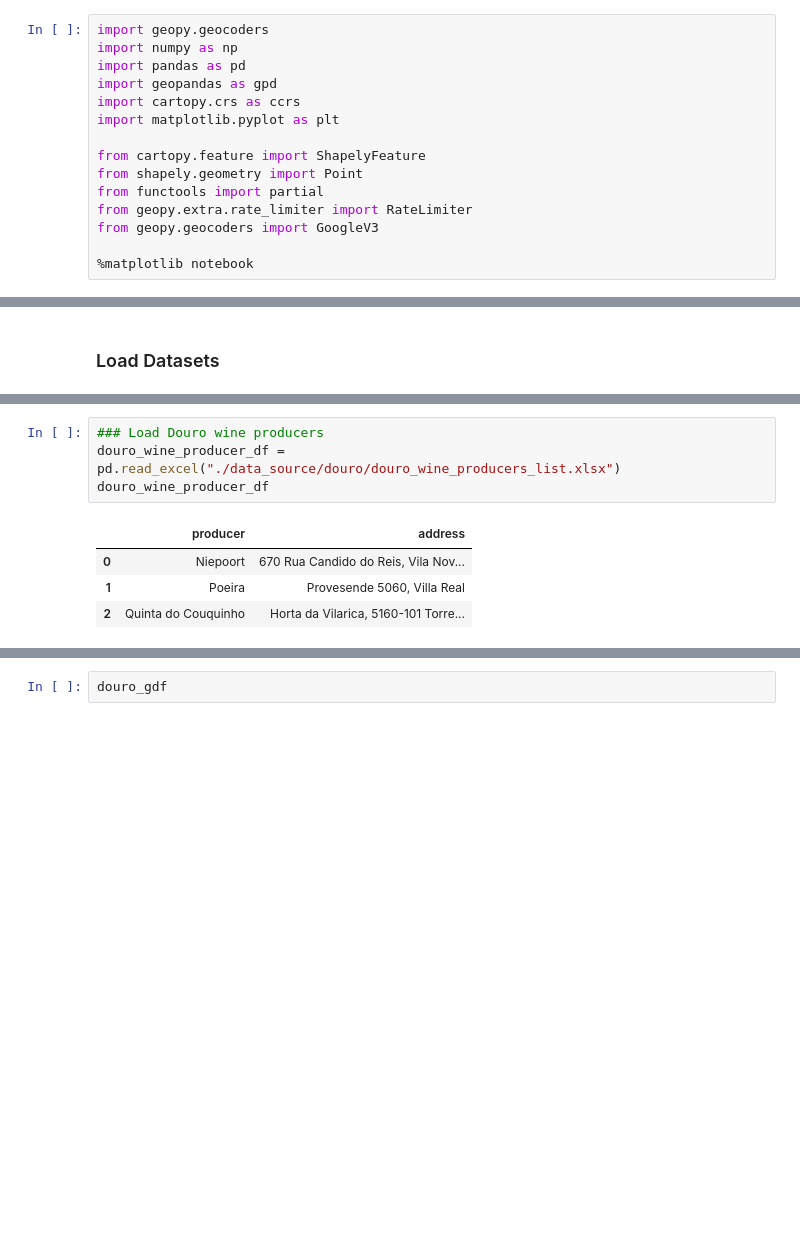
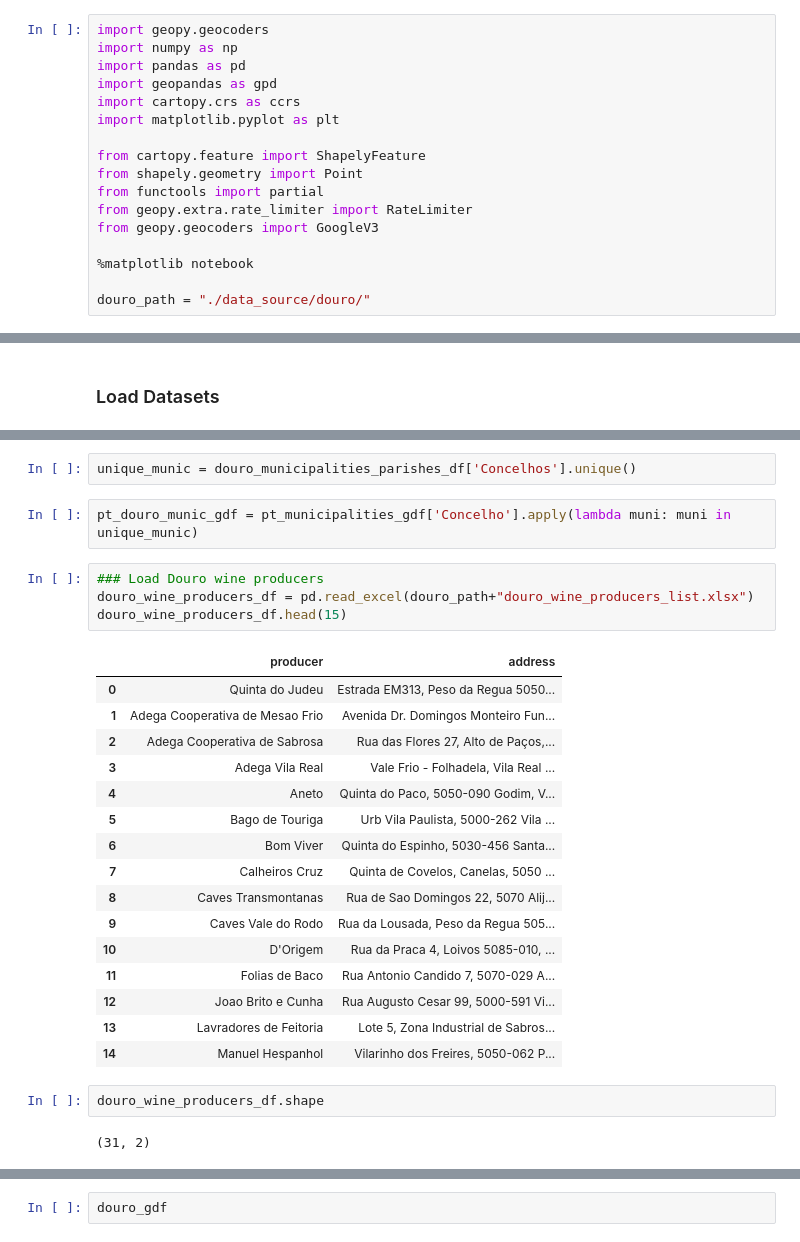
Before and after one commit to Poseidone1/wine_project, a Jupyter notebook: Wine_Analysis.ipynb, the cells around one changed output, grey strips where cells are left out. Drawn from its saved outputs; the diff is of its cells as text; blank space fills up the shorter version.

Commit message:
Added PT municipalities and parishes list of douro municipalities - working on map

```diff
--- a/Wine_Analysis.ipynb
+++ b/Wine_Analysis.ipynb
@@ -13,6 +13,8 @@ from geopy.extra.rate_limiter import RateLimiter
 from geopy.geocoders import GoogleV3
 
 %matplotlib notebook
+
+douro_path = "./data_source/douro/"
 # %% [markdown]
 ### Methods Section
 # %%
@@ -37,10 +77,30 @@ def addressGeocoded(df,gc):
+# %%
+unique_munic = douro_municipalities_parishes_df['Concelhos'].unique()
+# %%
+pt_douro_munic_gdf = pt_municipalities_gdf['Concelho'].apply(lambda muni: muni in unique_munic)
 # %%
 ### Load Douro wine producers
-douro_wine_producer_df = pd.read_excel("./data_source/douro/douro_wine_producers_list.xlsx")
-douro_wine_producer_df
+douro_wine_producers_df = pd.read_excel(douro_path+"douro_wine_producers_list.xlsx")
+douro_wine_producers_df.head(15)
 # %% [output]
 |  | producer | address |
-| 0 | Niepoort | 670 Rua Candido do Reis, Vila Nov... |
-| 1 | Poeira | Provesende 5060, Villa Real |
-| 2 | Quinta do Couquinho | Horta da Vilarica, 5160-101 Torre... |
+| 0 | Quinta do Judeu | Estrada EM313, Peso da Regua 5050... |
+| 1 | Adega Cooperativa de Mesao Frio | Avenida Dr. Domingos Monteiro Fun... |
+| 2 | Adega Cooperativa de Sabrosa | Rua das Flores 27, Alto de Paços,... |
+| 3 | Adega Vila Real | Vale Frio - Folhadela, Vila Real ... |
+| 4 | Aneto | Quinta do Paco, 5050-090 Godim, V... |
+| 5 | Bago de Touriga | Urb Vila Paulista, 5000-262 Vila ... |
+| 6 | Bom Viver | Quinta do Espinho, 5030-456 Santa... |
+| 7 | Calheiros Cruz | Quinta de Covelos, Canelas, 5050 ... |
+| 8 | Caves Transmontanas | Rua de Sao Domingos 22, 5070 Alij... |
+| 9 | Caves Vale do Rodo | Rua da Lousada, Peso da Regua 505... |
+| 10 | D'Origem | Rua da Praca 4, Loivos 5085-010, ... |
+| 11 | Folias de Baco | Rua Antonio Candido 7, 5070-029 A... |
+| 12 | Joao Brito e Cunha | Rua Augusto Cesar 99, 5000-591 Vi... |
+| 13 | Lavradores de Feitoria | Lote 5, Zona Industrial de Sabros... |
+| 14 | Manuel Hespanhol | Vilarinho dos Freires, 5050-062 P... |
+# %%
+douro_wine_producers_df.shape
+# %% [output]
+(31, 2)
 # %%
```
Also changed, not shown: parts of 12 cells of this notebook, 17 other files.
